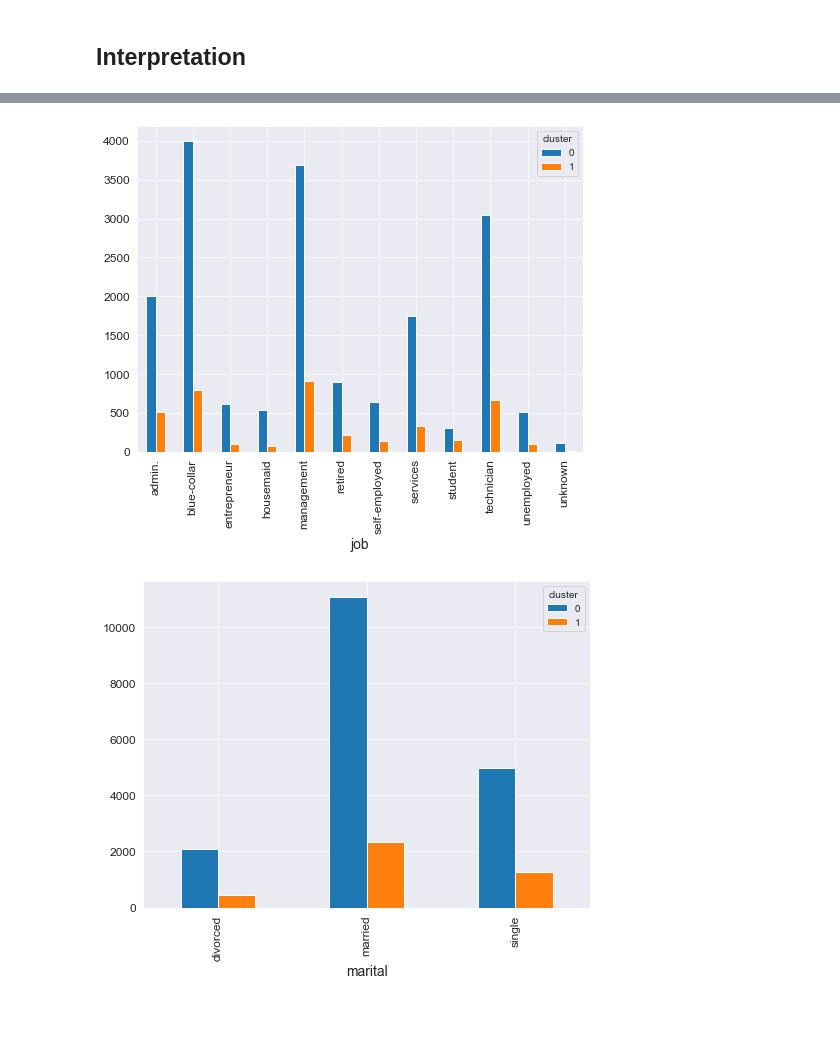
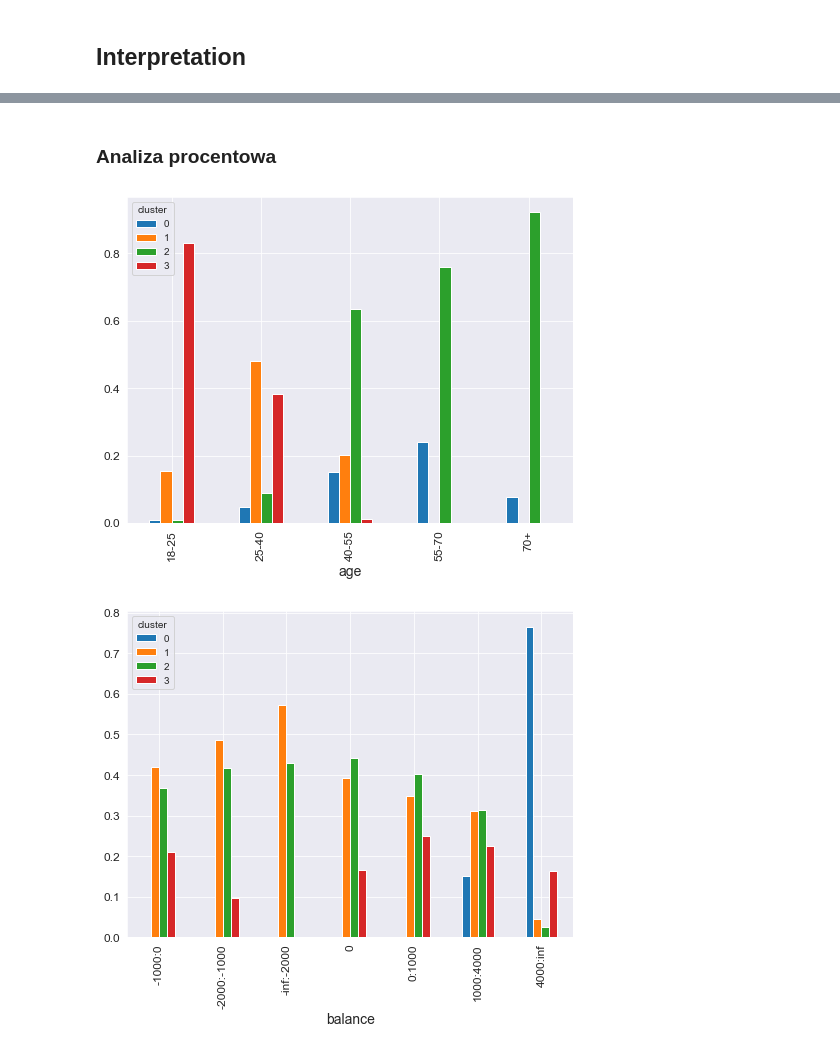
Before and after one commit to MajshiJD/ML_proj2, a Jupyter notebook: models/Agglomerative_clustering.ipynb, the cells around one changed output, grey strips where cells are left out. Drawn from its saved outputs; the diff is of its cells as text; code cells hidden in the pictures; blank space fills up the shorter version.

```diff
--- a/models/Agglomerative_clustering.ipynb
+++ b/models/Agglomerative_clustering.ipynb
@@ -163,7 +219,34 @@ res
 # %% [markdown]
 ## Interpretation
 # %%
-clusters = AgglomerativeClustering(n_clusters=2, linkage='ward').fit_predict(df)
-row_data = pd.read_csv("../preprocessed_data/train.csv")
+clusters = AgglomerativeClustering(n_clusters=4, linkage='complete').fit_predict(df)
+row_data = pd.read_csv("../data/train.csv")
 res_df = row_data.join(pd.DataFrame({'cluster':clusters}))
-res_df
+# %%
+def age_group(age):
+    if 18 <= age <= 25:
+        return '18-25'
+    if 25 < age <= 40:
+        return '25-40'
+    if 40 < age <= 55:
+        return '40-55'
+    if 55 < age <= 70:
+        return '55-70'
+    return '70+'
+res_df['age'] = res_df['age'].apply(lambda x: age_group(x))
+# %%
+def balance_group(balance):
+    if balance < -2000:
+        return '-inf:-2000'
+    if -2000 <= balance < -1000:
+        return '-2000:-1000'
+    if -1000 <= balance < 0:
+        return '-1000:0'
+    if balance == 0:
+        return '0'
+    if 0 < balance < 1000:
+        return '0:1000'
+    if 1000 <= balance < 4000:
+        return '1000:4000'
+    return '4000:inf'
+res_df['balance'] = res_df['balance'].apply(lambda x: balance_group(x))
@@ -214,16 +277,19 @@ housemaid        0.018803
+# %% [markdown]
+### Analiza procentowa
 # %%
-def draw_bar_plots(data):
+def draw_bar_plots_per(data):
     clusters = data.cluster
-    categorical_columns = data.select_dtypes(include='object').columns
+    columns = ['age', 'balance', 'job', 'education', 'marital', 'default', 'housing', 'loan']
 
-    for column in categorical_columns:
+    for column in columns:
         plt.figure(figsize=(8, 6))
         ax = plt.gca()
         counts = data.groupby([column, clusters]).size().unstack()
-        counts.plot(kind='bar', ax=ax)
+        proportions = counts.apply(lambda x: x / x.sum(), axis=1)
+        proportions.plot(kind='bar', ax=ax)
         plt.show()
 # %%
-draw_bar_plots(res_df)
+draw_bar_plots_per(res_df)
 # %% [output]
-[figure, old version]
+[figure, new version]
-[figure, old version]
+[figure, new version]
```
Also changed, not shown: parts of 20 cells of this notebook, 3 other files.
